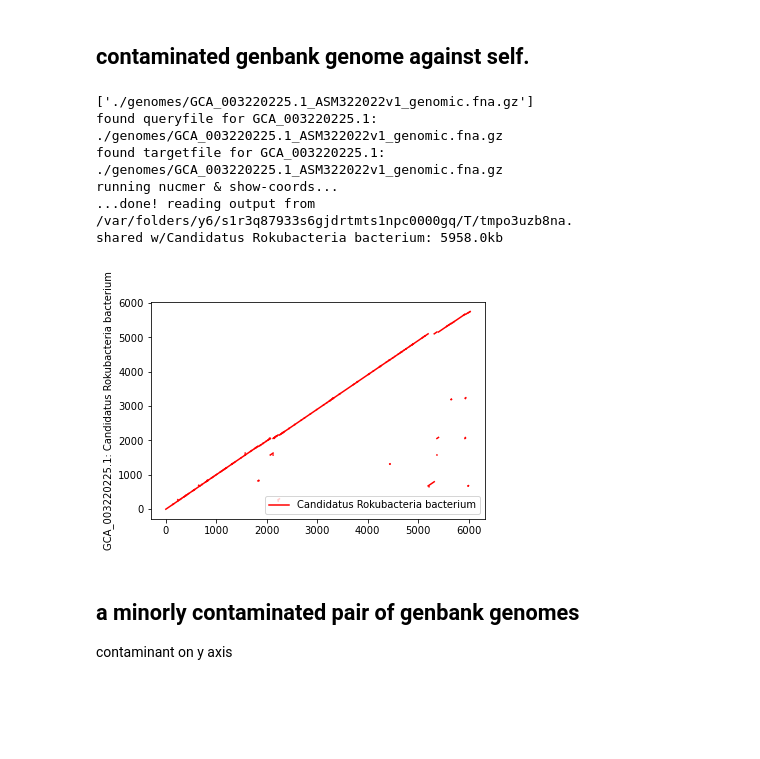
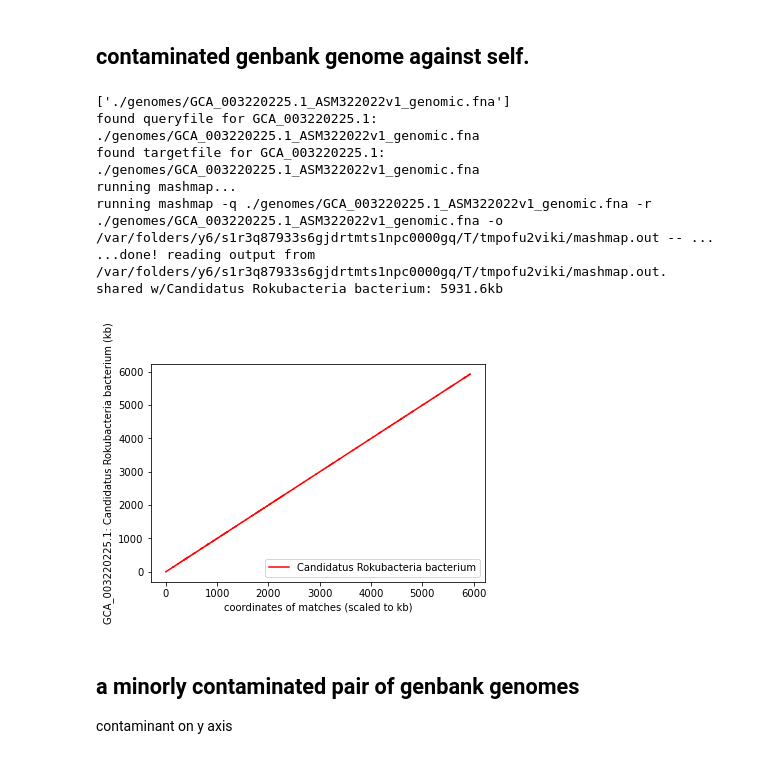
Before and after one commit to ctb/2020-stacked-dot-plots, a Jupyter notebook: dotplot.ipynb, the cells around one changed output. Drawn from its saved outputs; the diff is of its cells as text; code cells hidden in the pictures; blank space fills up the shorter version.

```diff
--- a/dotplot.ipynb
+++ b/dotplot.ipynb
@@ -69,18 +62,22 @@ shared w/Acidobacteria bacterium: 6462.0kb
 # %% [markdown]
 ## contaminated genbank genome against self.
 # %%
-dotplot = StackedDotPlot('GCA_003220225.1',
+alignment = AlignmentContainer('GCA_003220225.1',
                          ('GCA_003220225.1',),
                          'list.csv', './genomes')
-x = dotplot()
+
+alignment.run(use_mashmap=True)
+dotplot = StackedDotPlot(alignment)
+_ = dotplot.plot()
 # %% [output]
-['./genomes/GCA_003220225.1_ASM322022v1_genomic.fna.gz']
-found queryfile for GCA_003220225.1: ./genomes/GCA_003220225.1_ASM322022v1_genomic.fna.gz
-found targetfile for GCA_003220225.1: ./genomes/GCA_003220225.1_ASM322022v1_genomic.fna.gz
-running nucmer & show-coords...
-...done! reading output from /var/folders/y6/s1r3q87933s6gjdrtmts1npc0000gq/T/tmpo3uzb8na.
-shared w/Candidatus Rokubacteria bacterium: 5958.0kb
+['./genomes/GCA_003220225.1_ASM322022v1_genomic.fna']
+found queryfile for GCA_003220225.1: ./genomes/GCA_003220225.1_ASM322022v1_genomic.fna
+found targetfile for GCA_003220225.1: ./genomes/GCA_003220225.1_ASM322022v1_genomic.fna
+running mashmap...
+running mashmap -q ./genomes/GCA_003220225.1_ASM322022v1_genomic.fna -r ./genomes/GCA_003220225.1_ASM322022v1_genomic.fna -o /var/folders/y6/s1r3q87933s6gjdrtmts1npc0000gq/T/tmpofu2viki/mashmap.out -- ...
+...done! reading output from /var/folders/y6/s1r3q87933s6gjdrtmts1npc0000gq/T/tmpofu2viki/mashmap.out.
+shared w/Candidatus Rokubacteria bacterium: 5931.6kb
-[figure, old version]
+[figure, new version]
 # %% [markdown]
 ## a minorly contaminated pair of genbank genomes
 
```
Also changed, not shown: parts of 10 cells of this notebook, 2 other files.
